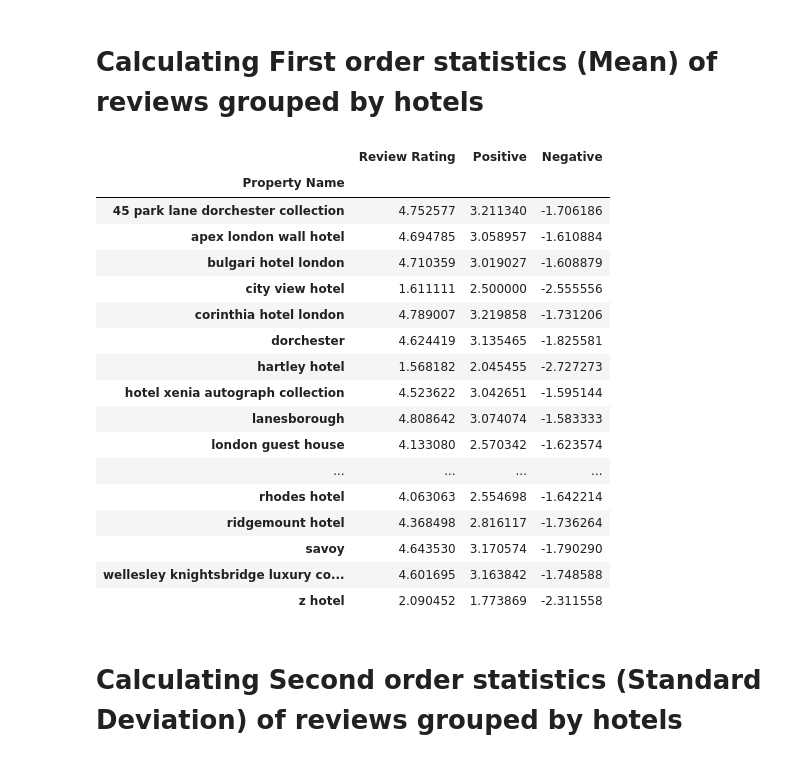
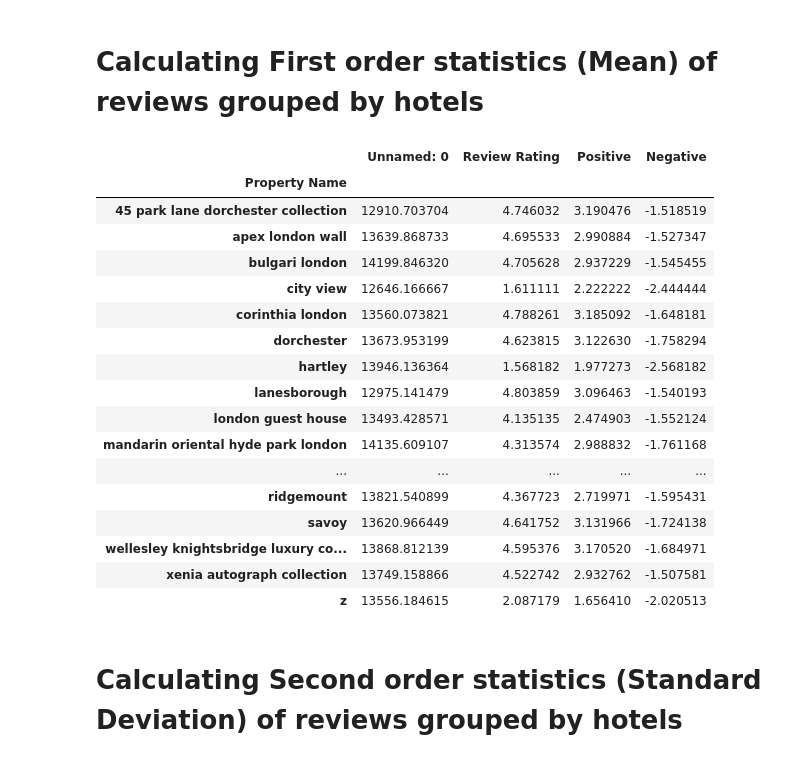
Before and after one commit to syedmuhammadshahrukh/nlp-sentiment-analysis, a Jupyter notebook: main.ipynb, the cells around one changed output. Saved outputs shown, nothing was run; the diff lists cells and outputs as text; code cells hidden in the pictures.

```diff
--- a/main.ipynb
+++ b/main.ipynb
@@ -131,6 +160,8 @@ data2["Location Of The Reviewer"] = all_sentence
 # Saving cleaned data as csv
 # %%
 data2.to_csv(path_or_buf="./clean_data.csv")
+# %%
+data3=pd.read_csv("clean_data.csv")
 # %% [markdown]
 # Loading Data Processed by SentiStrength
 # %%
@@ -138,5 +169,5 @@ data2["Review Text"].to_csv(path_or_buf="./review.txt", sep="\t", index=None,hea
 # %%
-data_sentiment = pd.read_csv("Review_with_sentiment.csv")
+data_sentiment = pd.read_csv("analyzed_data.csv")
 # %% [markdown]
 # Calculating Overall Sentiment & storing in separate dataframe
 # %%
@@ -149,6 +184,6 @@ def calculate_overall_sentiment(df):
         overall_sentiment.append(overall)
     return overall_sentiment
 # %%
-data2["Positive"] = data_sentiment["Positive"]
-data2["Negative"] = data_sentiment["Negative"]
+data3["Positive"] = data_sentiment["Positive"]
+data3["Negative"] = data_sentiment["Negative"]
 # %%
@@ -182,26 +218,26 @@ df_correlation.corr(method='pearson')
 # %% [markdown]
 # Calculating First order statistics (Mean) of reviews grouped by hotels
 # %%
-data2.groupby(['Property Name']).mean()
+data3.groupby(['Property Name']).mean()
 # %% [output]
-|  | Review Rating | Positive | Negative |
-| Property Name |  |  |  |
-| 45 park lane dorchester collection | 4.752577 | 3.211340 | -1.706186 |
-| apex london wall hotel | 4.694785 | 3.058957 | -1.610884 |
-| bulgari hotel london | 4.710359 | 3.019027 | -1.608879 |
-| city view hotel | 1.611111 | 2.500000 | -2.555556 |
-| corinthia hotel london | 4.789007 | 3.219858 | -1.731206 |
-| dorchester | 4.624419 | 3.135465 | -1.825581 |
-| hartley hotel | 1.568182 | 2.045455 | -2.727273 |
-| hotel xenia autograph collection | 4.523622 | 3.042651 | -1.595144 |
-| lanesborough | 4.808642 | 3.074074 | -1.583333 |
-| london guest house | 4.133080 | 2.570342 | -1.623574 |
-| ... | ... | ... | ... |
-| rhodes hotel | 4.063063 | 2.554698 | -1.642214 |
-| ridgemount hotel | 4.368498 | 2.816117 | -1.736264 |
-| savoy | 4.643530 | 3.170574 | -1.790290 |
-| wellesley knightsbridge luxury co... | 4.601695 | 3.163842 | -1.748588 |
-| z hotel | 2.090452 | 1.773869 | -2.311558 |
+|  | Unnamed: 0 | Review Rating | Positive | Negative |
+| Property Name |  |  |  |  |
+| 45 park lane dorchester collection | 12910.703704 | 4.746032 | 3.190476 | -1.518519 |
+| apex london wall | 13639.868733 | 4.695533 | 2.990884 | -1.527347 |
+| bulgari london | 14199.846320 | 4.705628 | 2.937229 | -1.545455 |
+| city view | 12646.166667 | 1.611111 | 2.222222 | -2.444444 |
+| corinthia london | 13560.073821 | 4.788261 | 3.185092 | -1.648181 |
+| dorchester | 13673.953199 | 4.623815 | 3.122630 | -1.758294 |
+| hartley | 13946.136364 | 1.568182 | 1.977273 | -2.568182 |
+| lanesborough | 12975.141479 | 4.803859 | 3.096463 | -1.540193 |
+| london guest house | 13493.428571 | 4.135135 | 2.474903 | -1.552124 |
+| mandarin oriental hyde park london | 14135.609107 | 4.313574 | 2.988832 | -1.761168 |
+| ... | ... | ... | ... | ... |
+| ridgemount | 13821.540899 | 4.367723 | 2.719971 | -1.595431 |
+| savoy | 13620.966449 | 4.641752 | 3.131966 | -1.724138 |
+| wellesley knightsbridge luxury co... | 13868.812139 | 4.595376 | 3.170520 | -1.684971 |
+| xenia autograph collection | 13749.158866 | 4.522742 | 2.932762 | -1.507581 |
+| z | 13556.184615 | 2.087179 | 1.656410 | -2.020513 |
 # %% [markdown]
 # Calculating Second order statistics (Standard Deviation) of reviews grouped by hotels
 # %%
```
Also changed, not shown: parts of 34 cells of this notebook, 3 other files.
